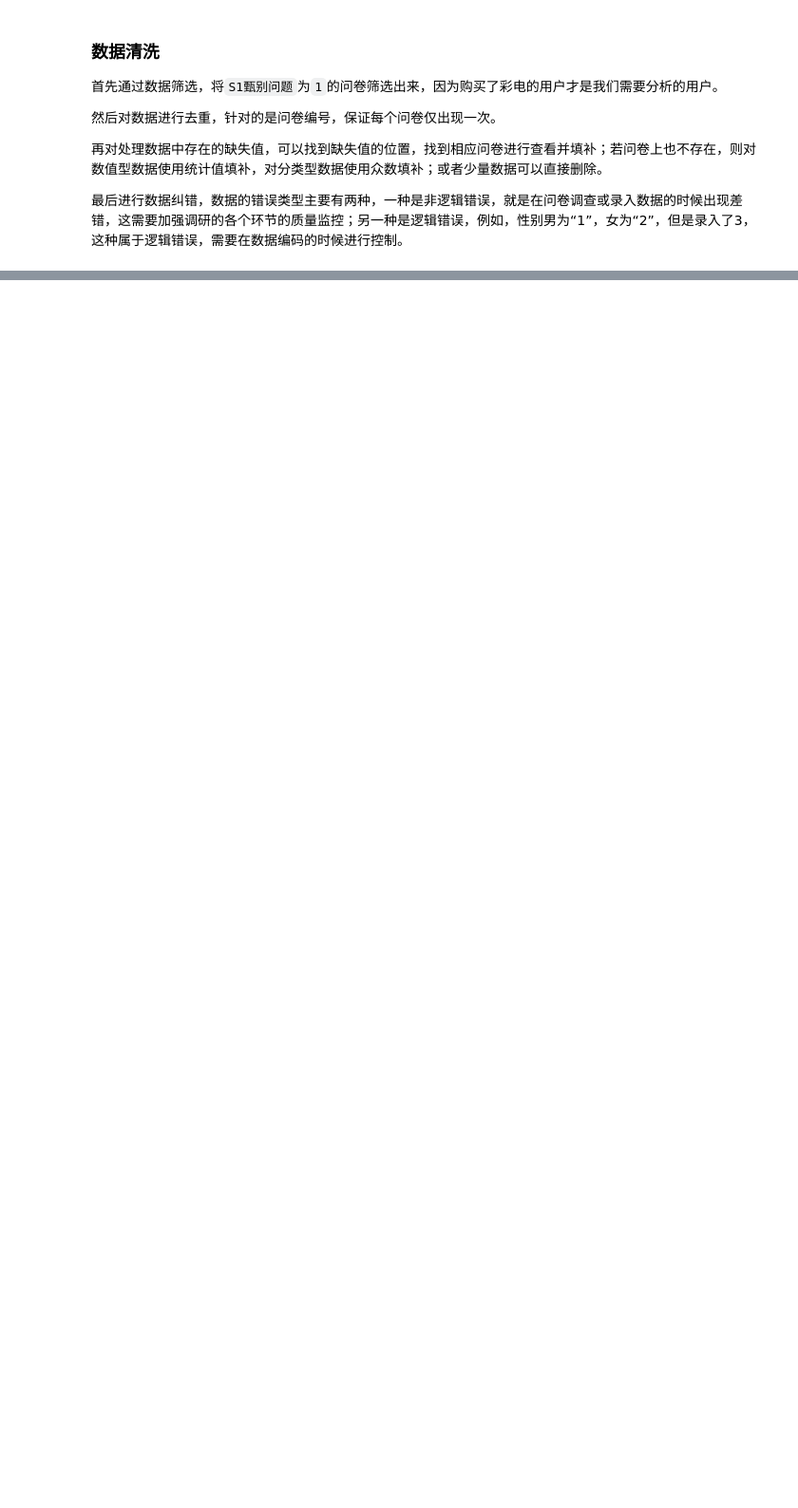
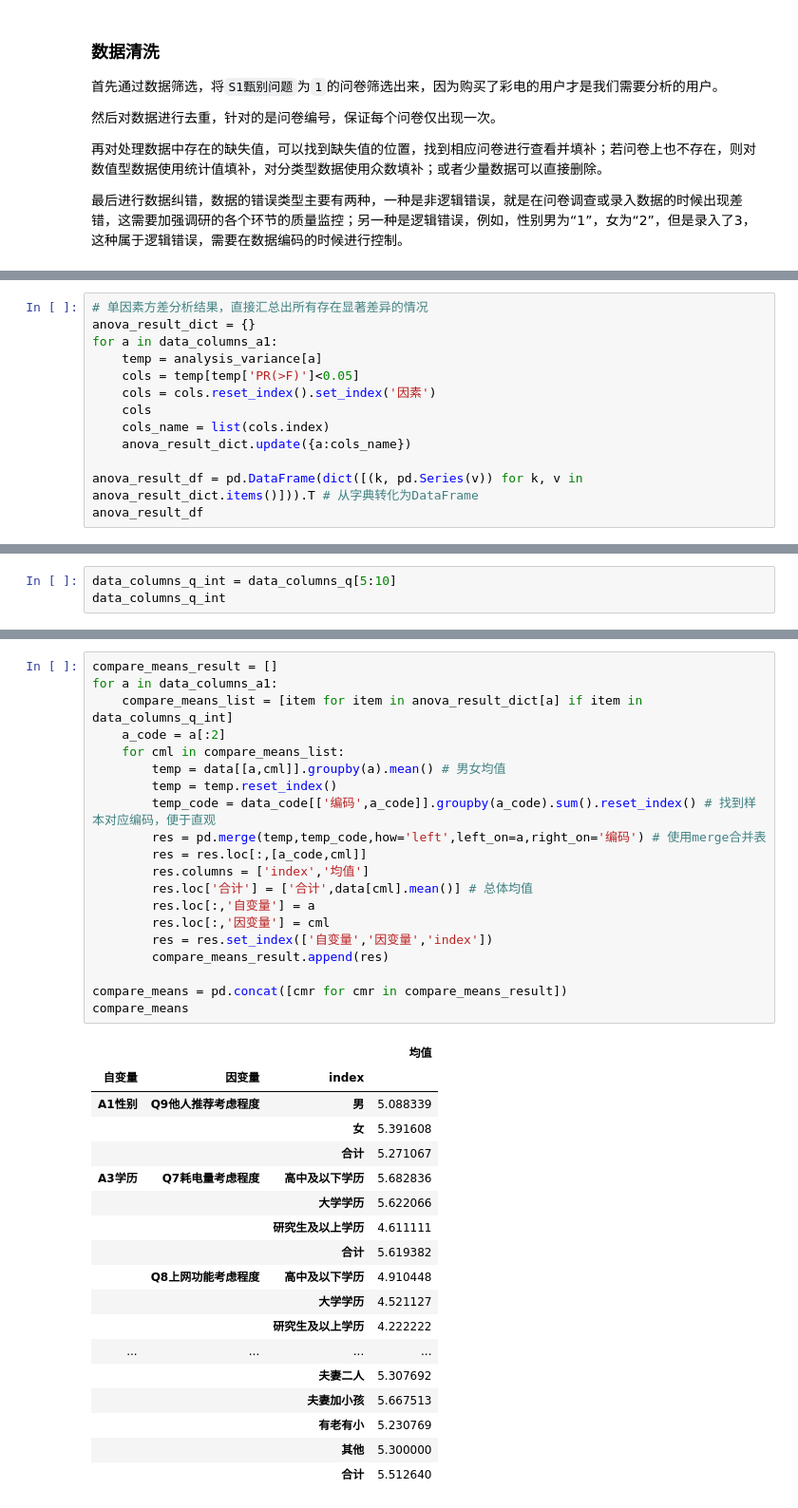
Before and after one commit to Gipbear/data-analysis, a Jupyter notebook: 数据分析实战/用户偏好分析——某彩电企业用户偏好分析/某彩电企业用户偏好分析.ipynb, the cells around one changed output, grey strips where cells are left out. Shown: that part at 95% size. Saved outputs shown, nothing was run; the diff lists cells and outputs as text; blank space fills up the shorter version.

```diff
--- a/数据分析实战/用户偏好分析——某彩电企业用户偏好分析/某彩电企业用户偏好分析.ipynb
+++ b/数据分析实战/用户偏好分析——某彩电企业用户偏好分析/某彩电企业用户偏好分析.ipynb
@@ -104,0 +271,13 @@ Index(['问卷编号', 'S1甄别问题', 'Q1购买原因', 'Q2决策时间', 'Q3
+# %%
+# 单因素方差分析结果，直接汇总出所有存在显著差异的情况
+anova_result_dict = {}
+for a in data_columns_a1:
+    temp = analysis_variance[a]
+    cols = temp[temp['PR(>F)']<0.05]
+    cols = cols.reset_index().set_index('因素')
+    cols
+    cols_name = list(cols.index)
+    anova_result_dict.update({a:cols_name})
+
+anova_result_df = pd.DataFrame(dict([(k, pd.Series(v)) for k, v in anova_result_dict.items()])).T # 从字典转化为DataFrame
+anova_result_df
@@ -104,0 +296,3 @@ Index(['问卷编号', 'S1甄别问题', 'Q1购买原因', 'Q2决策时间', 'Q3
+# %%
+data_columns_q_int = data_columns_q[5:10]
+data_columns_q_int
@@ -104,0 +301,39 @@ Index(['问卷编号', 'S1甄别问题', 'Q1购买原因', 'Q2决策时间', 'Q3
+# %%
+compare_means_result = []
+for a in data_columns_a1:
+    compare_means_list = [item for item in anova_result_dict[a] if item in data_columns_q_int]
+    a_code = a[:2]
+    for cml in compare_means_list:
+        temp = data[[a,cml]].groupby(a).mean() # 男女均值
+        temp = temp.reset_index()
+        temp_code = data_code[['编码',a_code]].groupby(a_code).sum().reset_index() # 找到样本对应编码，便于直观
+        res = pd.merge(temp,temp_code,how='left',left_on=a,right_on='编码') # 使用merge合并表
+        res = res.loc[:,[a_code,cml]]
+        res.columns = ['index','均值']
+        res.loc['合计'] = ['合计',data[cml].mean()] # 总体均值
+        res.loc[:,'自变量'] = a
+        res.loc[:,'因变量'] = cml
+        res = res.set_index(['自变量','因变量','index'])
+        compare_means_result.append(res)
+
+compare_means = pd.concat([cmr for cmr in compare_means_result])
+compare_means
+# %% [output]
+|  |  |  | 均值 |
+| 自变量 | 因变量 | index |  |
+| A1性别 | Q9他人推荐考虑程度 | 男 | 5.088339 |
+|  |  | 女 | 5.391608 |
+|  |  | 合计 | 5.271067 |
+| A3学历 | Q7耗电量考虑程度 | 高中及以下学历 | 5.682836 |
+|  |  | 大学学历 | 5.622066 |
+|  |  | 研究生及以上学历 | 4.611111 |
+|  |  | 合计 | 5.619382 |
+|  | Q8上网功能考虑程度 | 高中及以下学历 | 4.910448 |
+|  |  | 大学学历 | 4.521127 |
+|  |  | 研究生及以上学历 | 4.222222 |
+| ... | ... | ... | ... |
+|  |  | 夫妻二人 | 5.307692 |
+|  |  | 夫妻加小孩 | 5.667513 |
+|  |  | 有老有小 | 5.230769 |
+|  |  | 其他 | 5.300000 |
+|  |  | 合计 | 5.512640 |
```
Also changed, not shown: parts of 31 cells of this notebook, 1 other file.
